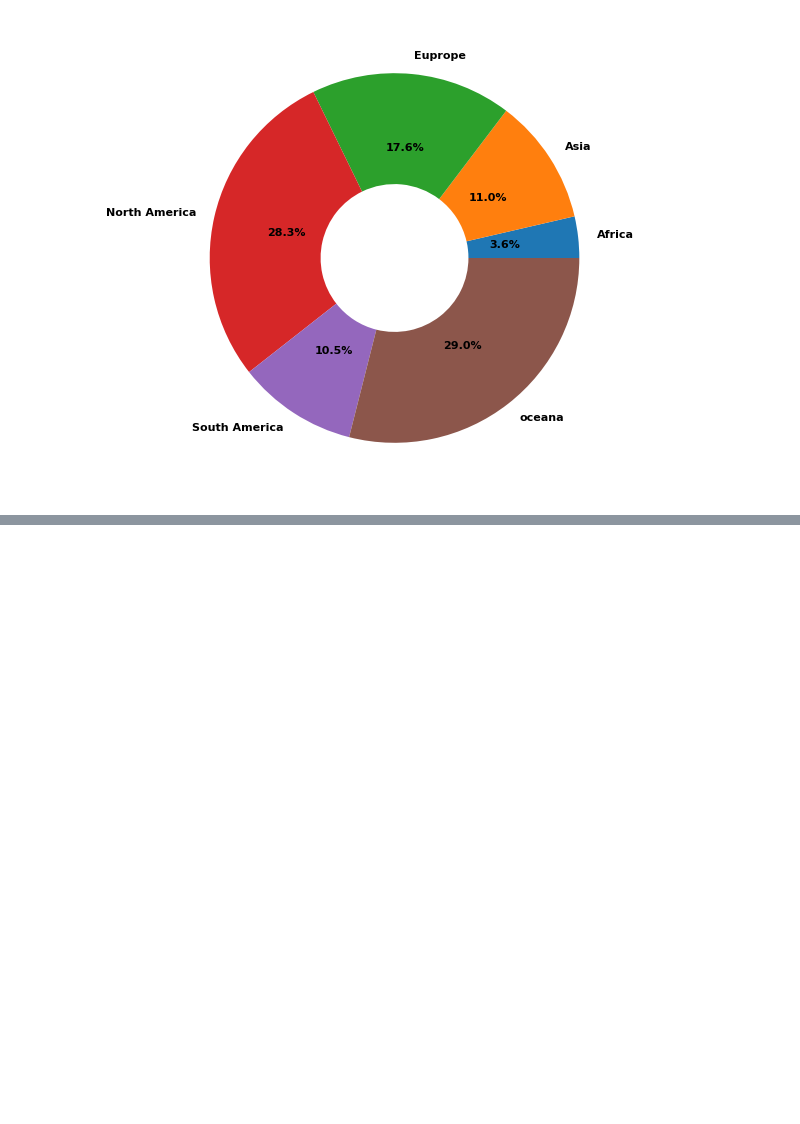
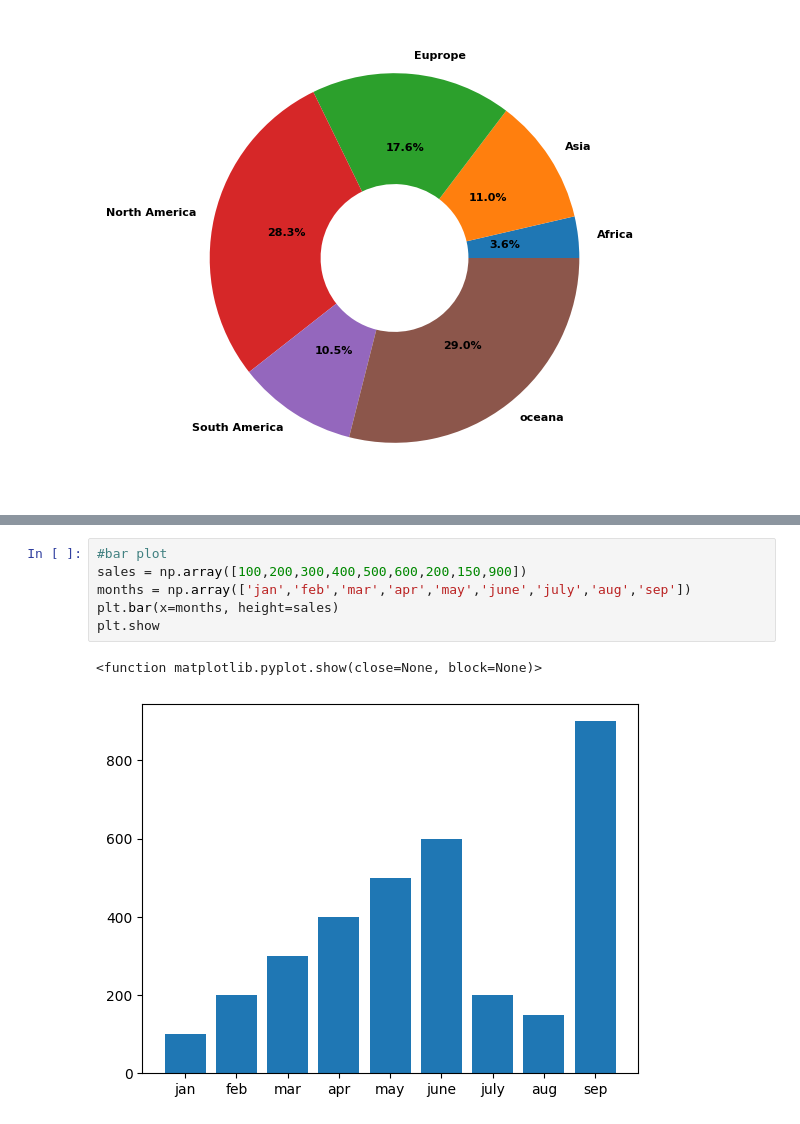
Before and after one commit to shubhankarsingh030/Digipoddium-python, a Jupyter notebook: Data_Analysis/visualization.ipynb, the cells around one changed output, grey strips where cells are left out. Saved outputs shown, nothing was run; the diff lists cells and outputs as text; blank space fills up the shorter version.

Commit message:
visualization #3

```diff
--- a/Data_Analysis/visualization.ipynb
+++ b/Data_Analysis/visualization.ipynb
@@ -111,0 +112,9 @@ plt.show
+# %%
+#bar plot
+sales = np.array([100,200,300,400,500,600,200,150,900])
+months = np.array(['jan','feb','mar','apr','may','june','july','aug','sep'])
+plt.bar(x=months, height=sales)
+plt.show
+# %% [output]
+<function matplotlib.pyplot.show(close=None, block=None)>
+[figure, added]
```
Also changed, not shown: parts of 11 cells of this notebook.
